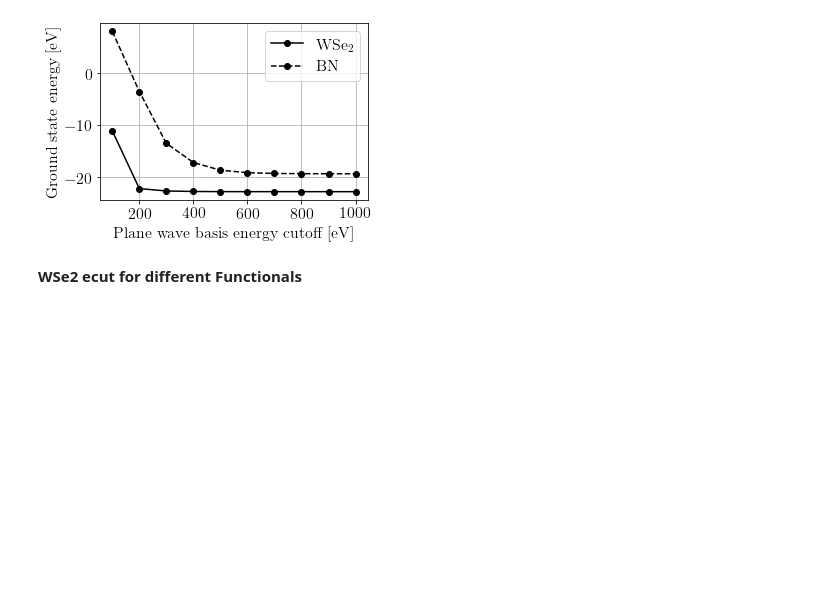
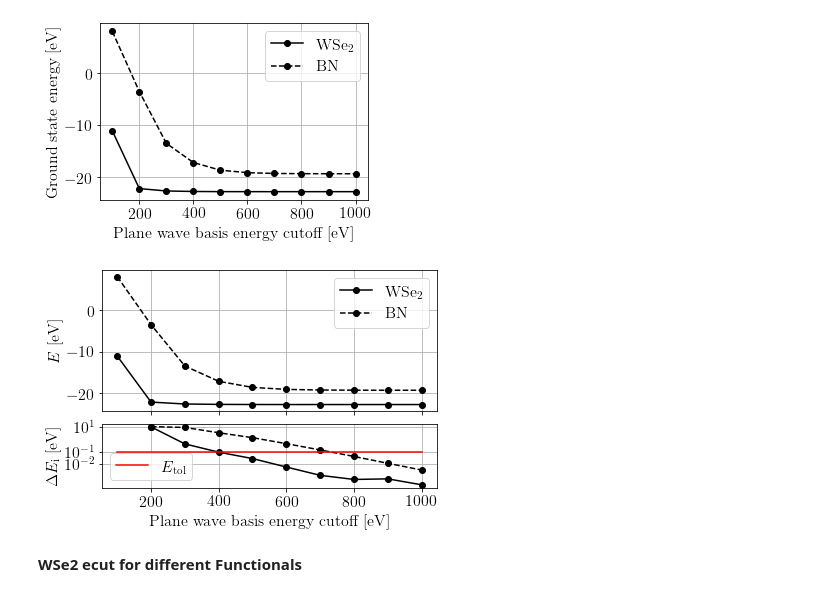
Before and after one commit to runehoejlund/dft-superfluids, a Jupyter notebook: independent_calculations/convergence.ipynb, the cells around one changed output. Cells and saved outputs as stored; diff of their text form; code cells hidden in the pictures; blank space fills up the shorter version.

```diff
--- a/independent_calculations/convergence.ipynb
+++ b/independent_calculations/convergence.ipynb
@@ -120,6 +120,30 @@ plt.savefig('./plots/ecut_BN_and_WSe2_gs_convergence.png')
 plt.show()
 # %% [output]
 [figure]
+# %%
+ax1 = plt.subplot(3,1,(1,2))
+plt.tick_params('x', labelbottom=False)
+plt.plot(ecuts_WSe2, E_ecut_WSe2, 'ko-', label='$\mathrm{WSe_2}$')
+plt.plot(ecuts_BN, E_ecut_BN, 'ko--', label='$\mathrm{BN}$')
+plt.ylabel(r'$E$ [eV]')
+plt.legend()
+plt.grid()
+
+# Plot change in energy
+E_tol = 10**(-1)
+ax2 = plt.subplot(3,1,3, sharex=ax1)
+plt.semilogy(ecuts_WSe2[1:], -np.diff(E_ecut_WSe2)[:], 'ko-')
+plt.semilogy(ecuts_BN[1:], -np.diff(E_ecut_BN), 'ko--')
+plt.plot(ecuts_WSe2,np.ones(len(ecuts_WSe2))*E_tol,'r', label='$E_\mathrm{tol}$')
+plt.ylabel(r'$\Delta E_\mathrm{i}$ [eV]')
+plt.yticks([10**(-2),E_tol,10])
+plt.tick_params('x')
+
+plt.xlabel(r'Plane wave basis energy cutoff [eV]')
+plt.legend()
+plt.grid()
+# %% [output]
+[figure, added]
 # %% [markdown]
 **WSe2 ecut for different Functionals**
 # %%
```
Also changed, not shown: parts of 5 cells of this notebook, 4 other files.
